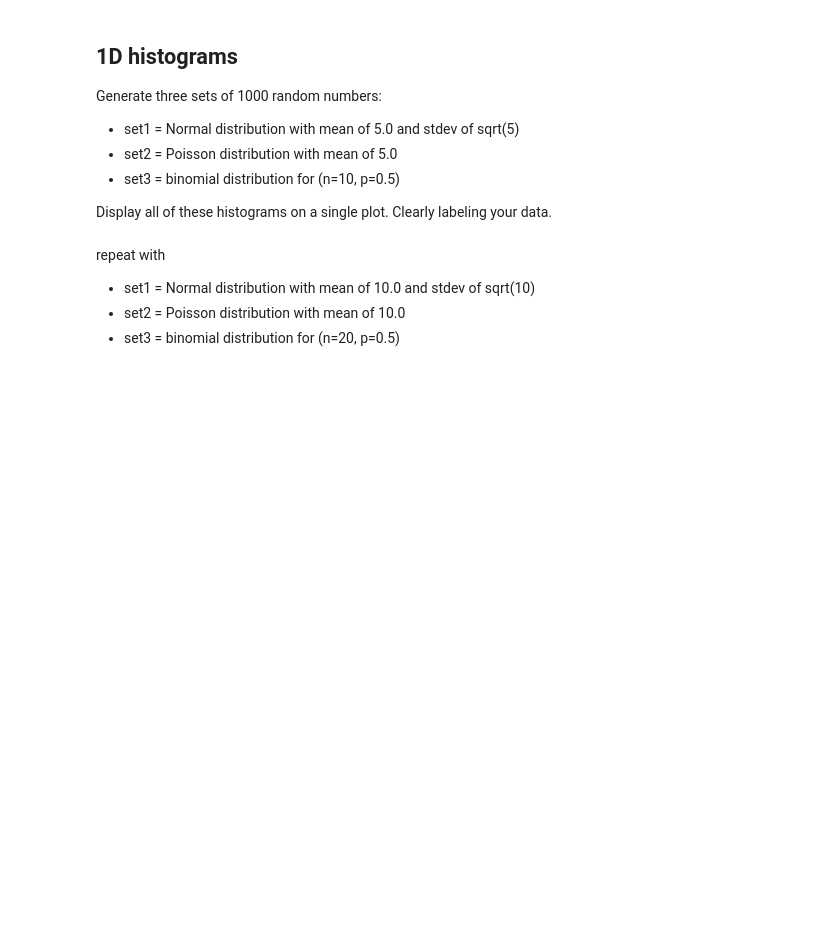
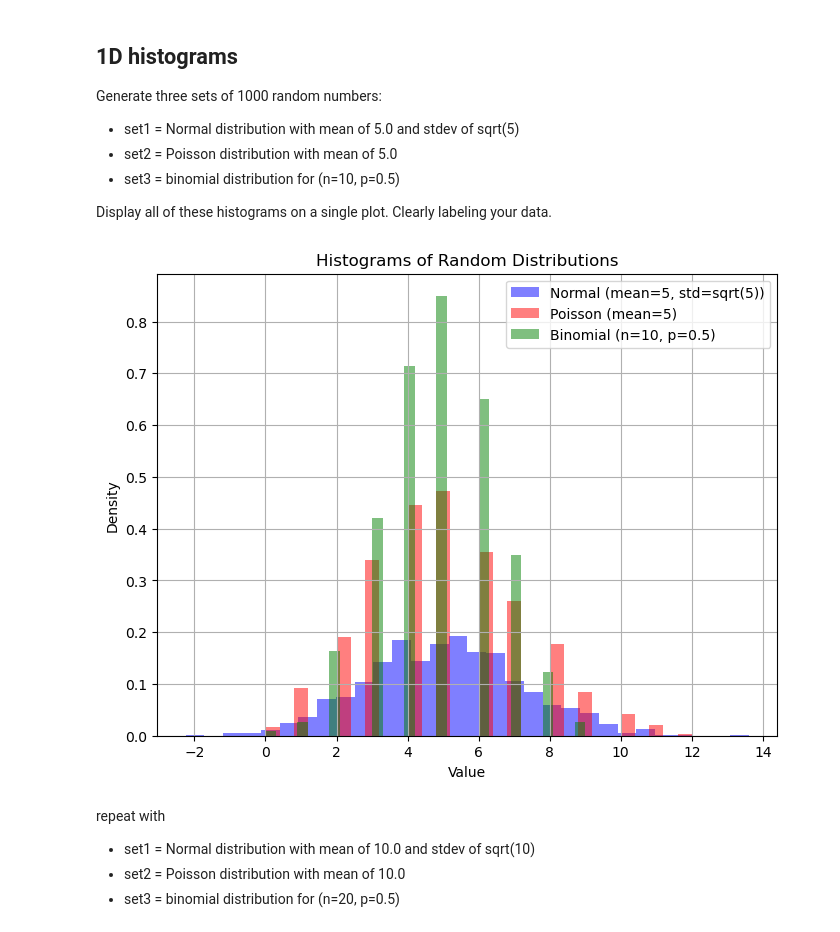
Before and after one commit to zjm4us/plotting_examples, a Jupyter notebook: plotting_examples.ipynb, the cells around one changed output. Cells and saved outputs as stored; diff of their text form; code cells hidden in the pictures; blank space fills up the shorter version.

```diff
--- a/plotting_examples.ipynb
+++ b/plotting_examples.ipynb
@@ -248,7 +361,34 @@ Generate three sets of 1000 random numbers:
 
 Display all of these histograms on a single plot.  Clearly labeling your data.
 # %%
-# solution here
+import numpy as np
+import matplotlib.pyplot as plt
+
+# Set random seed for reproducibility
+np.random.seed(42)
+
+# Generate the random data
+set1 = np.random.normal(loc=5.0, scale=np.sqrt(5), size=1000)
+set2 = np.random.poisson(lam=5.0, size=1000)
+set3 = np.random.binomial(n=10, p=0.5, size=1000)
+
+# Create histogram plot
+plt.figure(figsize=(8, 6))
+
+# Plot histograms
+plt.hist(set1, bins=30, alpha=0.5, label='Normal (mean=5, std=sqrt(5))', color='blue', density=True)
+plt.hist(set2, bins=30, alpha=0.5, label='Poisson (mean=5)', color='red', density=True)
+plt.hist(set3, bins=30, alpha=0.5, label='Binomial (n=10, p=0.5)', color='green', density=True)
+
+# Labels and title
+plt.xlabel('Value')
+plt.ylabel('Density')
+plt.title('Histograms of Random Distributions')
+plt.legend()
+plt.grid(True)
+plt.show()
+# %% [output]
+[figure, added]
 # %% [markdown]
 repeat with
 
```
Also changed, not shown: parts of 7 cells of this notebook, 9 other files.
